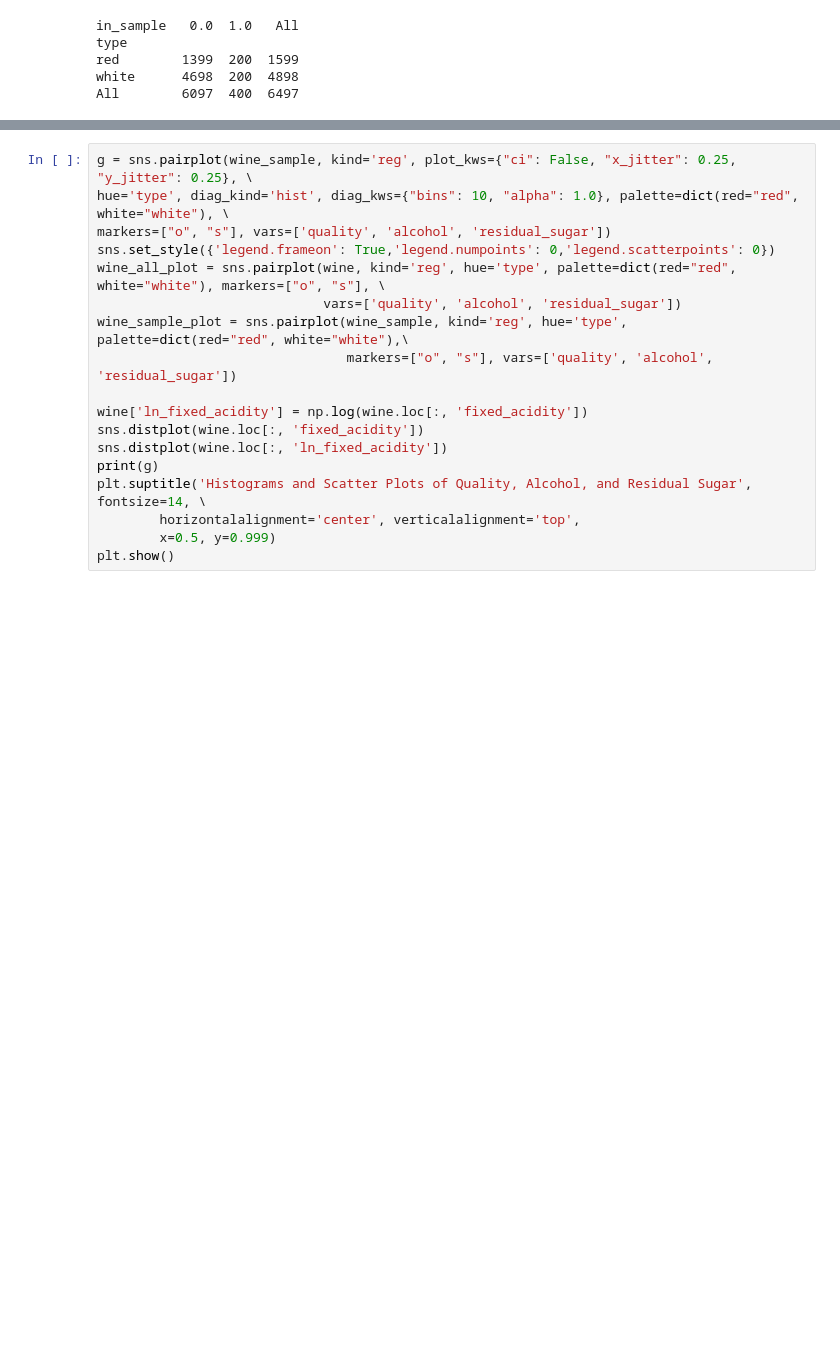
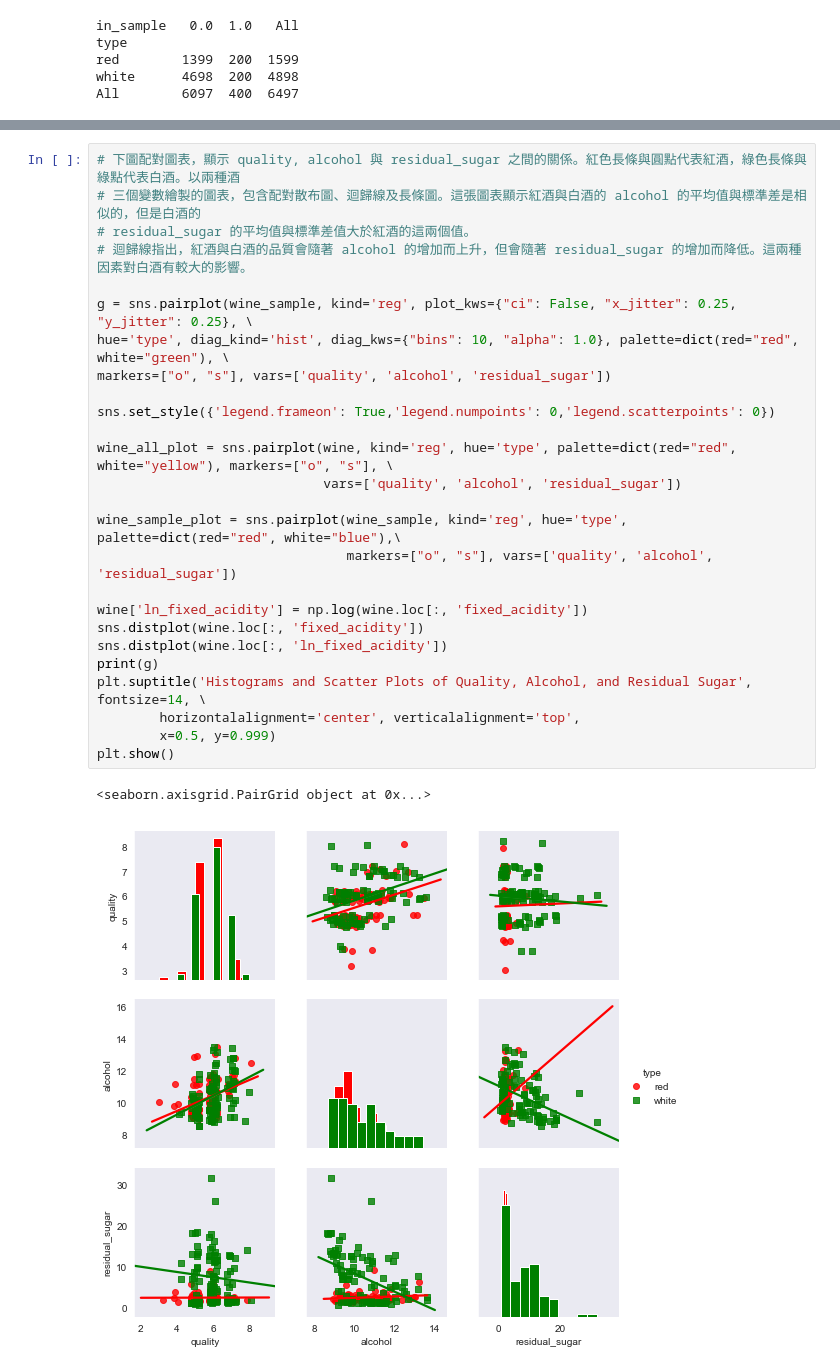
Before and after one commit to tcalecchen/Jupyter_Workspace, a Jupyter notebook: Alec-Python/Statistics.ipynb, the cells around one changed output, grey strips where cells are left out. Saved outputs shown, nothing was run; the diff lists cells and outputs as text; blank space fills up the shorter version.

```diff
--- a/Alec-Python/Statistics.ipynb
+++ b/Alec-Python/Statistics.ipynb
@@ -262,18 +264,29 @@ plt.show()
 # %%
+# 下圖配對圖表，顯示 quality, alcohol 與 residual_sugar 之間的關係。紅色長條與圓點代表紅酒，綠色長條與綠點代表白酒。以兩種酒
+# 三個變數繪製的圖表，包含配對散布圖、迴歸線及長條圖。這張圖表顯示紅酒與白酒的 alcohol 的平均值與標準差是相似的，但是白酒的
+# residual_sugar 的平均值與標準差值大於紅酒的這兩個值。
+# 迴歸線指出，紅酒與白酒的品質會隨著 alcohol 的增加而上升，但會隨著 residual_sugar 的增加而降低。這兩種因素對白酒有較大的影響。
+
 g = sns.pairplot(wine_sample, kind='reg', plot_kws={"ci": False, "x_jitter": 0.25, "y_jitter": 0.25}, \
-hue='type', diag_kind='hist', diag_kws={"bins": 10, "alpha": 1.0}, palette=dict(red="red", white="white"), \
+hue='type', diag_kind='hist', diag_kws={"bins": 10, "alpha": 1.0}, palette=dict(red="red", white="green"), \
 markers=["o", "s"], vars=['quality', 'alcohol', 'residual_sugar'])
+
 sns.set_style({'legend.frameon': True,'legend.numpoints': 0,'legend.scatterpoints': 0})
-wine_all_plot = sns.pairplot(wine, kind='reg', hue='type', palette=dict(red="red", white="white"), markers=["o", "s"], \
+
+wine_all_plot = sns.pairplot(wine, kind='reg', hue='type', palette=dict(red="red", white="yellow"), markers=["o", "s"], \
                              vars=['quality', 'alcohol', 'residual_sugar'])
-wine_sample_plot = sns.pairplot(wine_sample, kind='reg', hue='type', palette=dict(red="red", white="white"),\
+
+wine_sample_plot = sns.pairplot(wine_sample, kind='reg', hue='type', palette=dict(red="red", white="blue"),\
                                 markers=["o", "s"], vars=['quality', 'alcohol', 'residual_sugar'])
 
 wine['ln_fixed_acidity'] = np.log(wine.loc[:, 'fixed_acidity'])
 sns.distplot(wine.loc[:, 'fixed_acidity'])
 sns.distplot(wine.loc[:, 'ln_fixed_acidity'])
 print(g)
 plt.suptitle('Histograms and Scatter Plots of Quality, Alcohol, and Residual Sugar', fontsize=14, \
 		horizontalalignment='center', verticalalignment='top',
 		x=0.5, y=0.999)
 plt.show()
+# %% [output]
+<seaborn.axisgrid.PairGrid object at 0x...>
+[figure, added]
```
Also changed, not shown: parts of 7 cells of this notebook.
